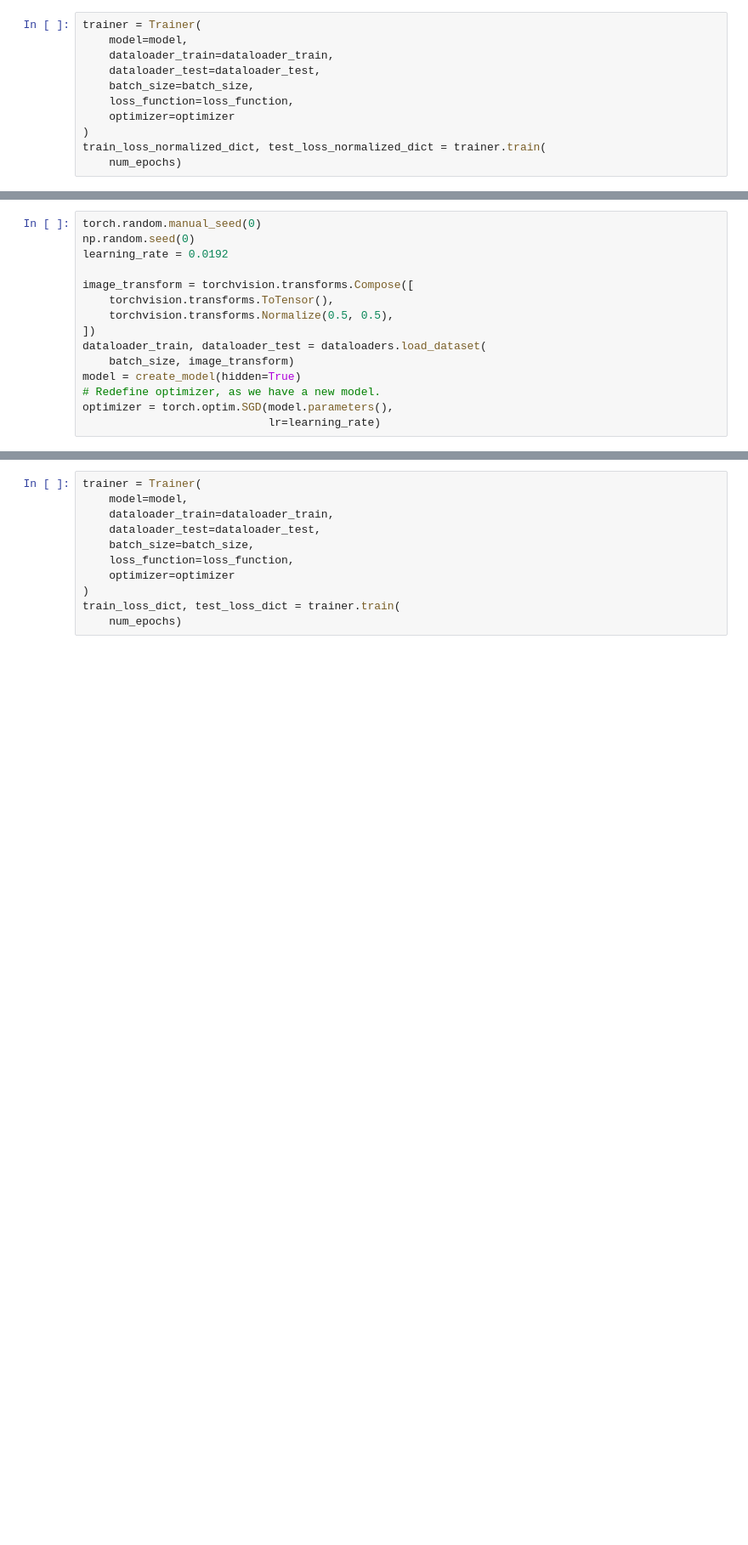
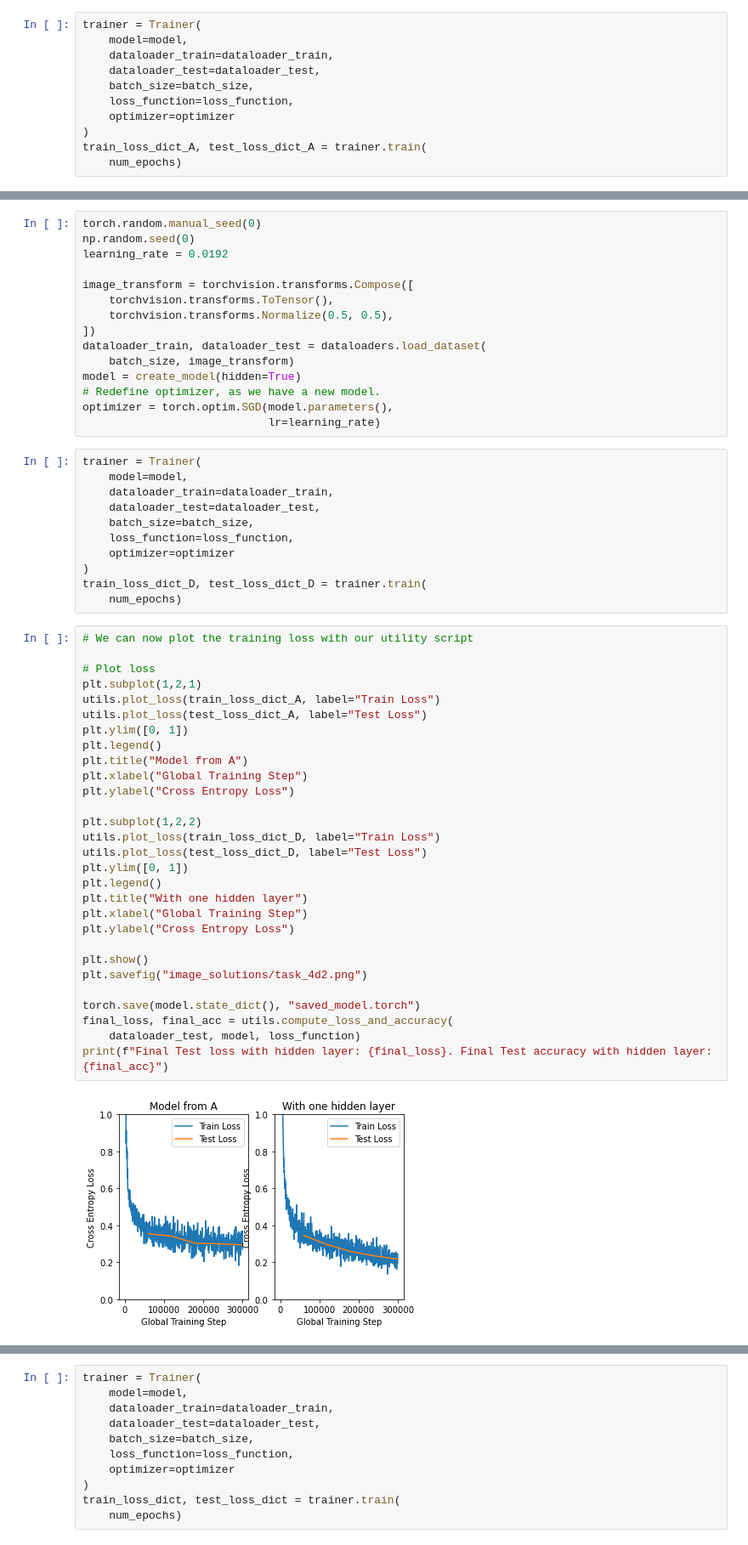
Before and after one commit to TechedLemur/TDT4195-Image-Processing, a Jupyter notebook: assignment1/task4.ipynb, the cells around one changed output, grey strips where cells are left out. Shown: that part at 85% size. Drawn from its saved outputs; the diff is of its cells as text; blank space fills up the shorter version.

Commit message:
Add more layers for fun

```diff
--- a/assignment1/task4.ipynb
+++ b/assignment1/task4.ipynb
@@ -156,7 +156,7 @@ trainer = Trainer(
     loss_function=loss_function,
     optimizer=optimizer
 )
-train_loss_normalized_dict, test_loss_normalized_dict = trainer.train(
+train_loss_dict_A, test_loss_dict_A = trainer.train(
     num_epochs)
 # %%
 # We can now plot the training loss with our utility script
@@ -258,3 +258,45 @@ model = create_model(hidden=True)
 # Redefine optimizer, as we have a new model.
 optimizer = torch.optim.SGD(model.parameters(),
                             lr=learning_rate)
+# %%
+trainer = Trainer(
+    model=model,
+    dataloader_train=dataloader_train,
+    dataloader_test=dataloader_test,
+    batch_size=batch_size,
+    loss_function=loss_function,
+    optimizer=optimizer
+)
+train_loss_dict_D, test_loss_dict_D = trainer.train(
+    num_epochs)
+# %%
+# We can now plot the training loss with our utility script
+
+# Plot loss
+plt.subplot(1,2,1)
+utils.plot_loss(train_loss_dict_A, label="Train Loss")
+utils.plot_loss(test_loss_dict_A, label="Test Loss")
+plt.ylim([0, 1])
+plt.legend()
+plt.title("Model from A")
+plt.xlabel("Global Training Step")
+plt.ylabel("Cross Entropy Loss")
+
+plt.subplot(1,2,2)
+utils.plot_loss(train_loss_dict_D, label="Train Loss")
+utils.plot_loss(test_loss_dict_D, label="Test Loss")
+plt.ylim([0, 1])
+plt.legend()
+plt.title("With one hidden layer")
+plt.xlabel("Global Training Step")
+plt.ylabel("Cross Entropy Loss")
+
+plt.show()
+plt.savefig("image_solutions/task_4d2.png")
+
+torch.save(model.state_dict(), "saved_model.torch")
+final_loss, final_acc = utils.compute_loss_and_accuracy(
+    dataloader_test, model, loss_function)
+print(f"Final Test loss with hidden layer: {final_loss}. Final Test accuracy with hidden layer: {final_acc}")
+# %% [output]
+[figure, added]
```
Also changed, not shown: parts of 13 cells of this notebook.
